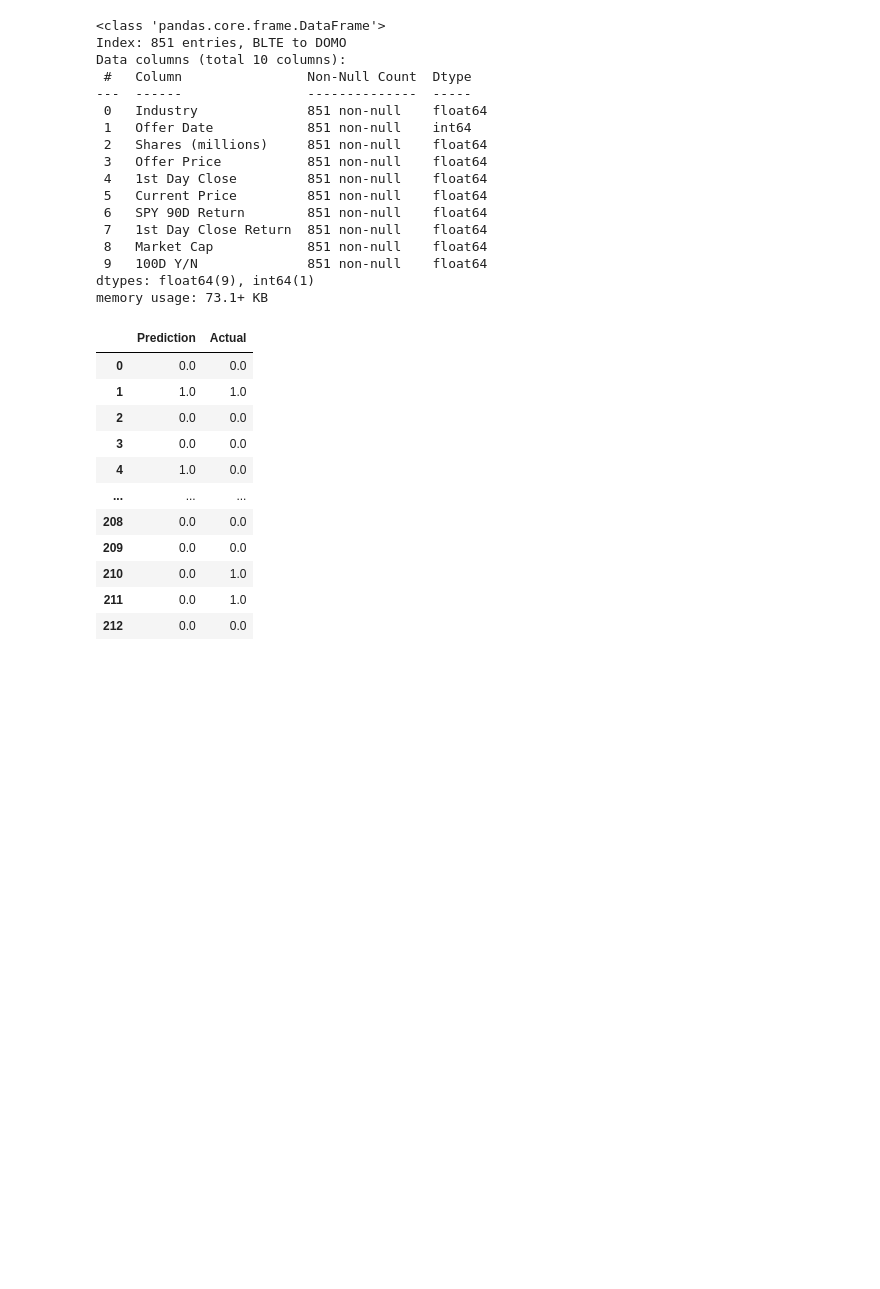
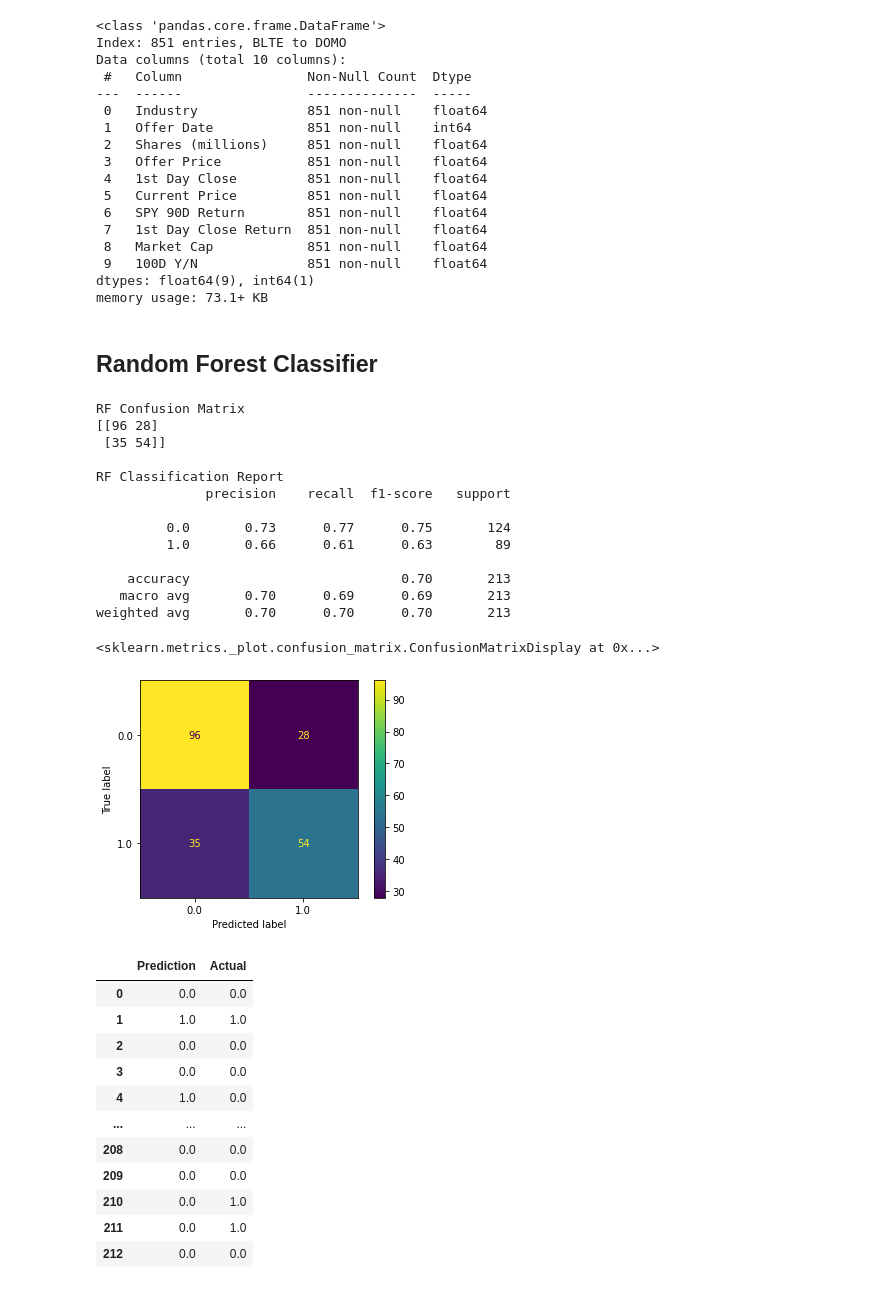
Before and after one commit to StrawhatRA/IPO_Learning, a Jupyter notebook: IPO-3r.ipynb, the cells around one changed output. Cells and saved outputs as stored; diff of their text form; code cells hidden in the pictures; blank space fills up the shorter version.

Commit message:
random forest classifier

```diff
--- a/IPO-3r.ipynb
+++ b/IPO-3r.ipynb
@@ -537,6 +528,41 @@ X_test = scaler.transform(X_test)
 # Use RandomOverSampler to balance data
 ros = RandomOverSampler(random_state=1)
 X_resampled, y_resampled = ros.fit_resample(X_train, y_train)
+# %% [markdown]
+## Random Forest Classifier
+# %%
+from sklearn.ensemble import RandomForestClassifier
+
+#Create an RF Classifier
+clf_rf=RandomForestClassifier(n_estimators=1000, random_state=1)
+
+#Train the model using the training sets y_pred=clf.predict(X_test)
+clf_rf.fit(X_resampled,y_resampled)
+
+rf_pred=clf_rf.predict(X_test)
+# %%
+print('RF Confusion Matrix')
+print(confusion_matrix(y_test, rf_pred))
+print()
+print("RF Classification Report")
+print(classification_report(y_test, rf_pred))
+plot_confusion_matrix(clf_rf, X_test, y_test)
+# %% [output]
+RF Confusion Matrix
+[[96 28]
+ [35 54]]
+
+RF Classification Report
+              precision    recall  f1-score   support
+
+         0.0       0.73      0.77      0.75       124
+         1.0       0.66      0.61      0.63        89
+
+    accuracy                           0.70       213
+   macro avg       0.70      0.69      0.69       213
+weighted avg       0.70      0.70      0.70       213
+<sklearn.metrics._plot.confusion_matrix.ConfusionMatrixDisplay at 0x...>
+[figure, added]
 # %%
 # Create and train LR model
 classifier = LogisticRegression(solver='lbfgs',
```
Also changed, not shown: parts of 12 cells of this notebook, 3 other files.
